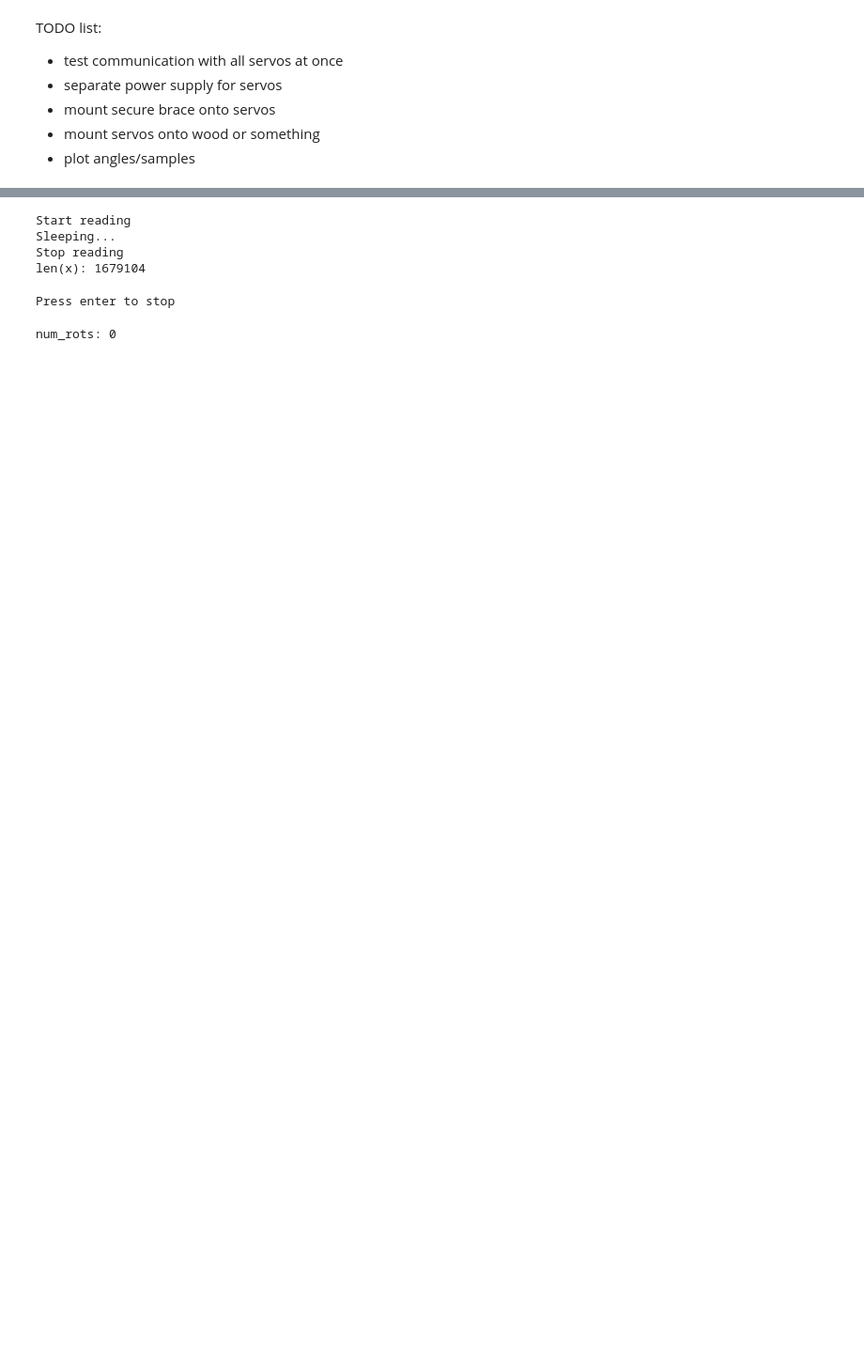
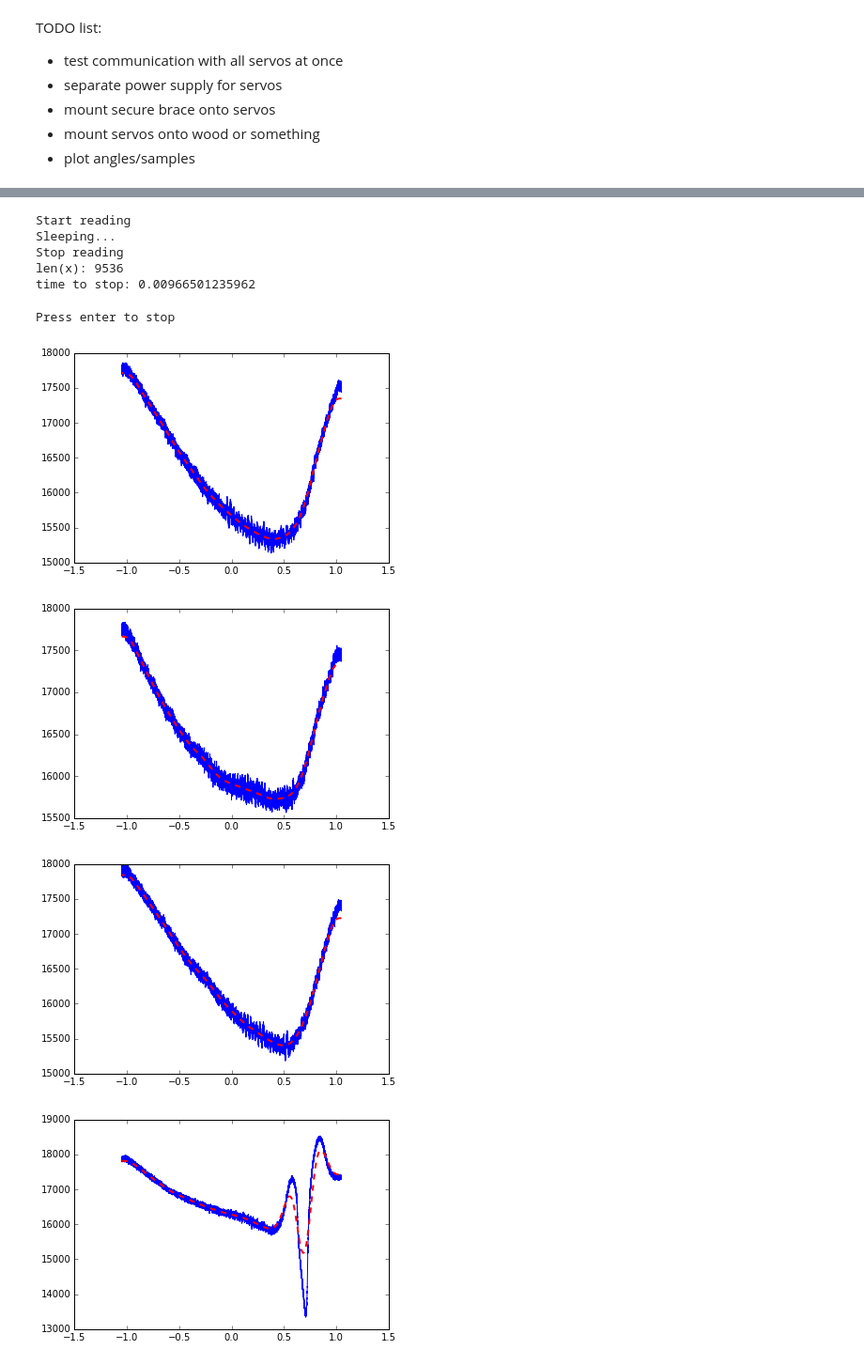
Before and after one commit to gkahn13/radioloc, a Jupyter notebook: servo_serial.ipynb, the cells around one changed output, grey strips where cells are left out. Shown at 94% size. Saved outputs shown, nothing was run; the diff lists cells and outputs as text; code cells hidden in the pictures; blank space fills up the shorter version.

Commit message:
able to get working servo + sdr in notebook

```diff
--- a/servo_serial.ipynb
+++ b/servo_serial.ipynb
@@ -108,8 +108,8 @@ class Servos:
 
     def __init__(self, num_servos, port, baudrate=115200, offset=0.0):
         self.offset = offset
-        self.min_angle = -np.pi/4.
-        self.max_angle = np.pi/4.
+        self.min_angle = -np.pi/3
+        self.max_angle = np.pi/3
 
         self.num_servos = num_servos
         self.serial = serial.Serial(port, baudrate=baudrate)
@@ -319,13 +348,16 @@ print('Sleeping...')
 time.sleep(1)
 print('Stop reading')
 x = np.array([])
+start = time.time()
 x = sdrs.stop_read(0)
 print('len(x): {0}'.format(len(x)))
+print('time to stop: {0}'.format(time.time() - start))
 # %% [output]
 Start reading
 Sleeping...
 Stop reading
-len(x): 1679104
+len(x): 9536
+time to stop: 0.00966501235962
 # %%
 class ServosSDRs:
     """
@@ -335,7 +367,7 @@ class ServosSDRs:
         self.servos = servos
         self.sdrs = sdrs
 
-        self.speed = np.pi/5.
+        self.speed = np.pi/3.
         self.run_flag = False
         self.is_stopped = False
         self.angles_and_samples = [Queue.Queue() for _ in xrange(self.servos.num_servos)]
@@ -347,7 +379,9 @@ class ServosSDRs:
         if speed is not None:
             self.speed = speed
 
-        self.angles_and_samples = [Queue.Queue() for _ in xrange(self.servos.num_servos)]
+        for q in self.angles_and_samples:
+            with q.mutex:
+                q.queue.clear()
 
         self.run_flag = True
         self.thread = threading.Thread(target=self.run, args=())
@@ -372,14 +406,15 @@ class ServosSDRs:
         while self.run_flag:
             try:
                 # record, command servos, compute angles/power
-                #for i in xrange(self.servos.num_servos):
-                #    self.sdrs.start_read(i)
+                for i in xrange(self.servos.num_servos):
+                    self.sdrs.start_read(i)
                 self.servos.set_angles([end_angle]*self.servos.num_servos, speed=self.speed, fs=fs)
-                #for i in xrange(self.servos.num_servos):
-                #    samples = self.sdrs.stop_read(i)
-                #    if samples is not None:
-                #        angles = np.linspace(start_angle, end_angle, len(samples))
-                #        self.angles_and_samples[i].put([angles, samples])
+                for i in xrange(self.servos.num_servos):
+                    time.sleep(0.1)
+                    samples = self.sdrs.stop_read(i)
+                    if samples is not None:
+                        angles = np.linspace(start_angle, end_angle, len(samples))
+                        self.angles_and_samples[i].put([angles, samples])
                 start_angle, end_angle = end_angle, start_angle
             except Exception as e:
                 num_exceptions += 1
@@ -412,24 +447,25 @@ raw_input()
 servos_sdrs.stop()
 
 ham.setDTR(0)
+
+angles_and_samples0 = list()
+q = servos_sdrs.angles_and_samples[0]
+while not q.empty():
+    angles_and_samples0.append(q.get())
 # %% [output]
 Press enter to stop
 # %%
-num_rots = 0
-q = servos_sdrs.angles_and_samples[0]
-while not q.empty():
-    #angles, mp = q.get()
-    angles, samples = q.get()
-    mp = maxPower(samples)
+for angles, samples in angles_and_samples0:
+    mp = samples # maxPower(samples)
     mp_smooth = smoothMaxPower(mp, sdrs.fs)
     angles = np.linspace(angles[0], angles[-1], len(mp))
 
     f = plt.figure()
     plt.plot(angles, mp)
     plt.plot(angles, mp_smooth, 'r--', linewidth=2.0)
-    plt.ylim((mp.mean()-3*mp.std(), mp.mean()+3*mp.std()))
-    num_rots += 1
-
-print('num_rots: {0}'.format(num_rots))
+    #plt.ylim((mp.mean()-3*mp.std(), mp.mean()+3*mp.std()))
 # %% [output]
-num_rots: 0
+[figure, added]
+[figure, added]
+[figure, added]
+[figure, added]
```
Also changed, not shown: parts of 4 cells of this notebook.
